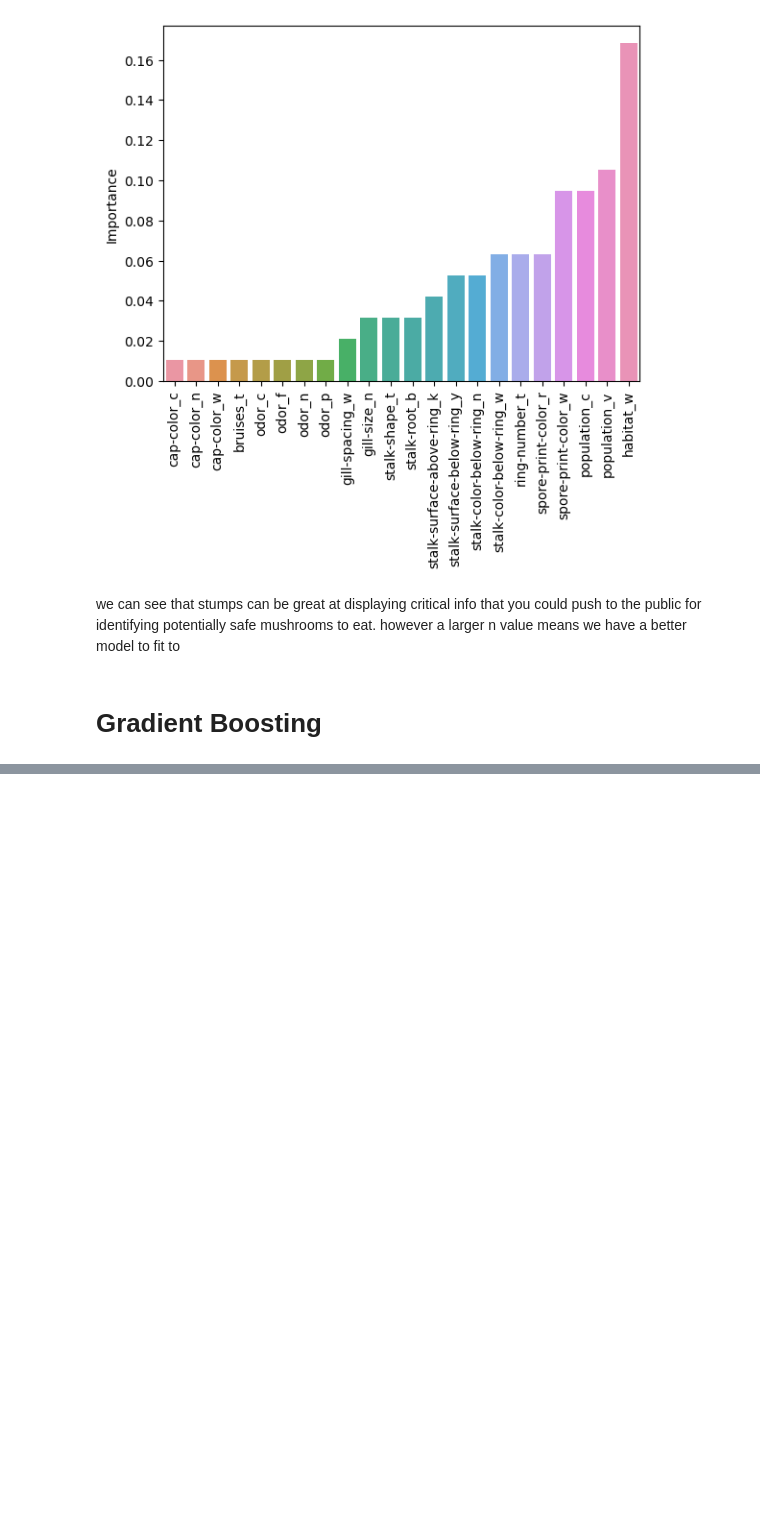
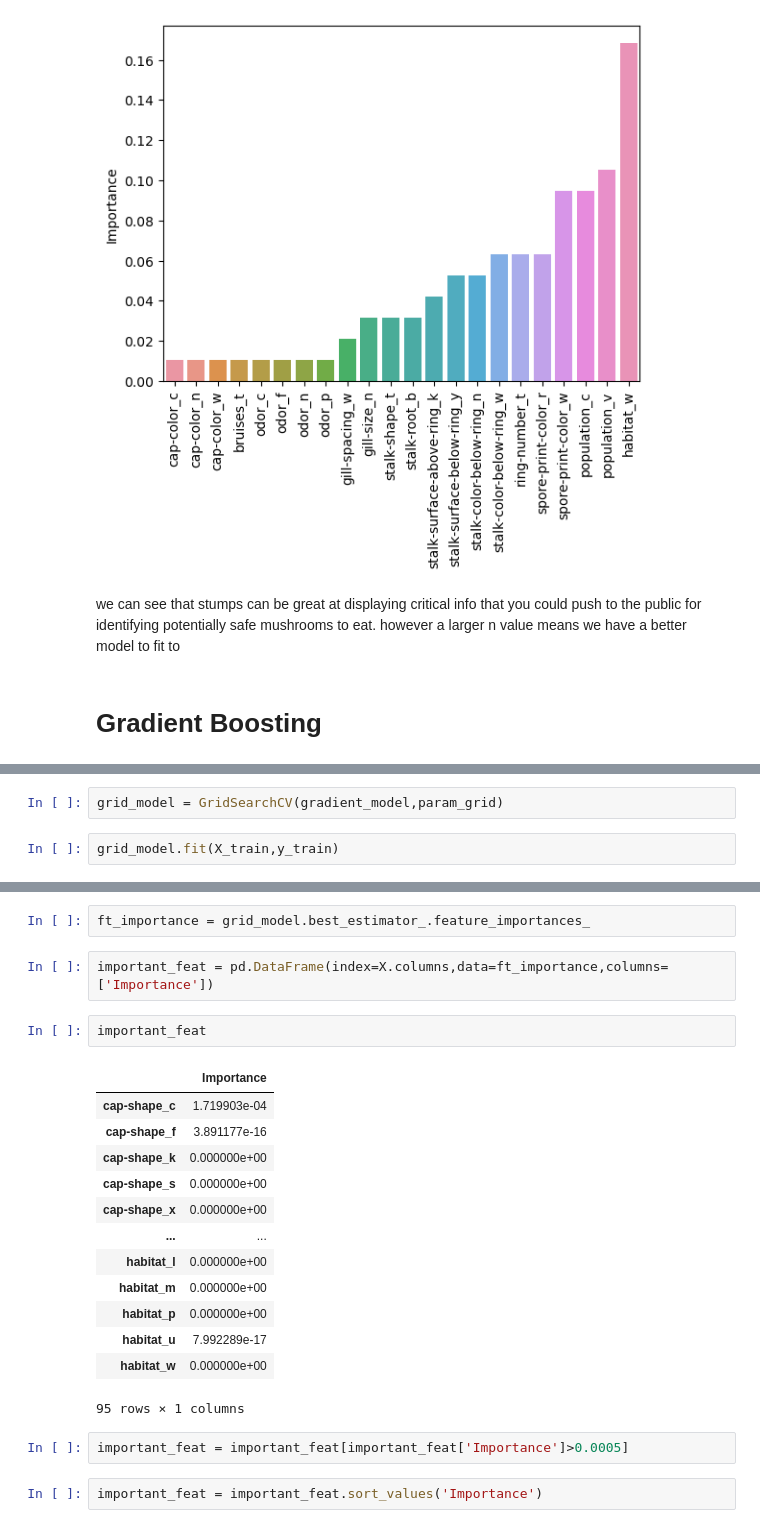
Before and after one commit to NadeemDin/ML-Tree-Based-Methods, a Jupyter notebook: Boosting Method Notes.ipynb, the cells around one changed output, grey strips where cells are left out. Saved outputs shown, nothing was run; the diff lists cells and outputs as text; blank space fills up the shorter version.

```diff
--- a/Boosting Method Notes.ipynb
+++ b/Boosting Method Notes.ipynb
@@ -216,0 +254,4 @@ we can see that stumps can be great at displaying critical info that you could p
+# %%
+grid_model = GridSearchCV(gradient_model,param_grid)
+# %%
+grid_model.fit(X_train,y_train)
@@ -216,0 +325,24 @@ we can see that stumps can be great at displaying critical info that you could p
+# %%
+ft_importance = grid_model.best_estimator_.feature_importances_
+# %%
+important_feat = pd.DataFrame(index=X.columns,data=ft_importance,columns=['Importance'])
+# %%
+important_feat
+# %% [output]
+|  | Importance |
+| cap-shape_c | 1.719903e-04 |
+| cap-shape_f | 3.891177e-16 |
+| cap-shape_k | 0.000000e+00 |
+| cap-shape_s | 0.000000e+00 |
+| cap-shape_x | 0.000000e+00 |
+| ... | ... |
+| habitat_l | 0.000000e+00 |
+| habitat_m | 0.000000e+00 |
+| habitat_p | 0.000000e+00 |
+| habitat_u | 7.992289e-17 |
+| habitat_w | 0.000000e+00 |
+95 rows × 1 columns
+# %%
+important_feat = important_feat[important_feat['Importance']>0.0005]
+# %%
+important_feat = important_feat.sort_values('Importance')
```
Also changed, not shown: parts of 22 cells of this notebook.
